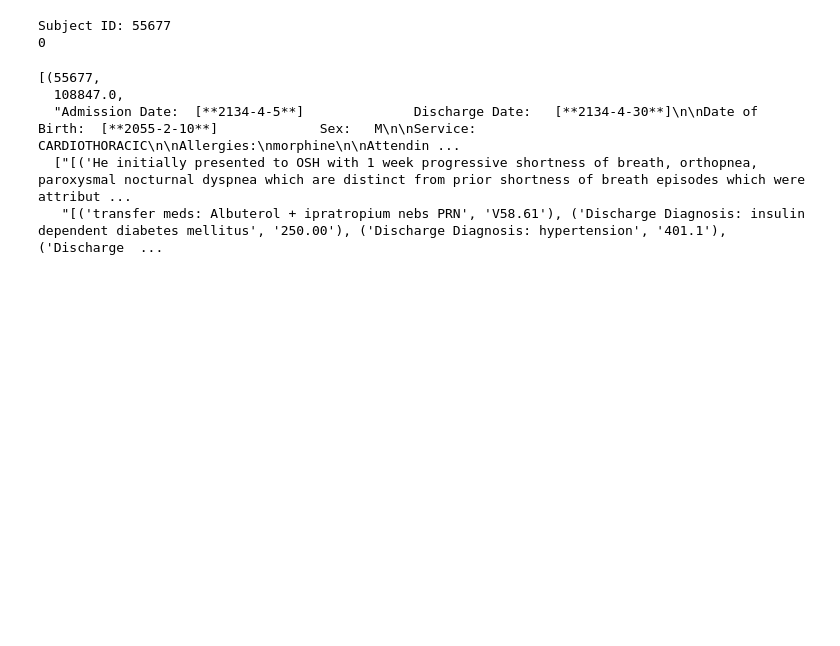
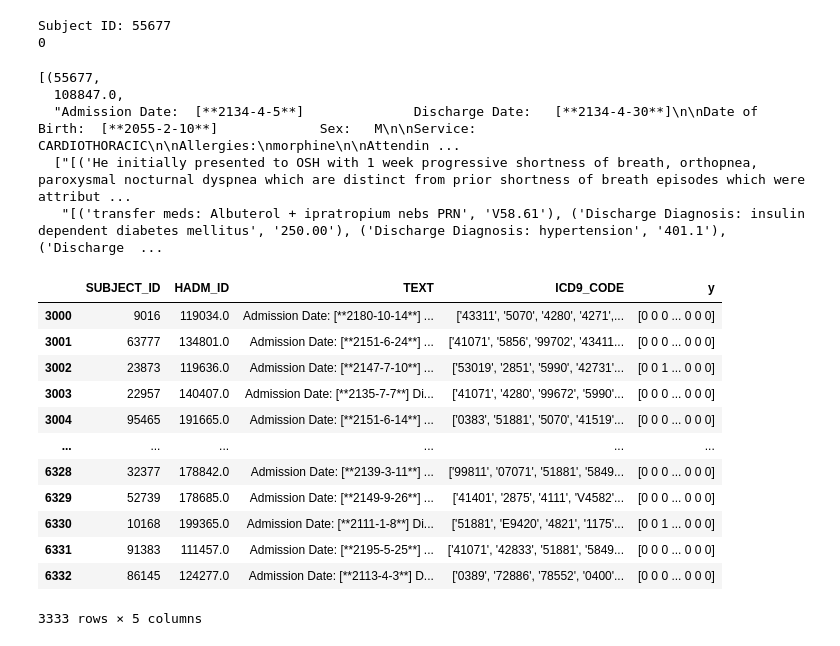
Before and after one commit to harsheet35/ICD-Coding, a Jupyter notebook: visualisation.ipynb, the cells around one changed output. Saved outputs shown, nothing was run; the diff lists cells and outputs as text; code cells hidden in the pictures; blank space fills up the shorter version.

```diff
--- a/visualisation.ipynb
+++ b/visualisation.ipynb
@@ -937,3 +937,20 @@ results
   "Admission Date:  [**2134-4-5**]              Discharge Date:   [**2134-4-30**]\n\nDate of Birth:  [**2055-2-10**]             Sex:   M\n\nService: CARDIOTHORACIC\n\nAllergies:\nmorphine\n\nAttendin ...
   ["[('He initially presented to OSH with 1 week progressive shortness of breath, orthopnea, paroxysmal nocturnal dyspnea which are distinct from prior shortness of breath episodes which were attribut ...
    "[('transfer meds: Albuterol + ipratropium nebs PRN', 'V58.61'), ('Discharge Diagnosis: insulin dependent diabetes mellitus', '250.00'), ('Discharge Diagnosis: hypertension', '401.1'), ('Discharge  ...
+# %%
+data = train_df.iloc[3000:]
+data
+# %% [output]
+|  | SUBJECT_ID | HADM_ID | TEXT | ICD9_CODE | y |
+| 3000 | 9016 | 119034.0 | Admission Date: [**2180-10-14**] ... | ['43311', '5070', '4280', '4271',... | [0 0 0 ... 0 0 0] |
+| 3001 | 63777 | 134801.0 | Admission Date: [**2151-6-24**] ... | ['41071', '5856', '99702', '43411... | [0 0 0 ... 0 0 0] |
+| 3002 | 23873 | 119636.0 | Admission Date: [**2147-7-10**] ... | ['53019', '2851', '5990', '42731'... | [0 0 1 ... 0 0 0] |
+| 3003 | 22957 | 140407.0 | Admission Date: [**2135-7-7**] Di... | ['41071', '4280', '99672', '5990'... | [0 0 0 ... 0 0 0] |
+| 3004 | 95465 | 191665.0 | Admission Date: [**2151-6-14**] ... | ['0383', '51881', '5070', '41519'... | [0 0 0 ... 0 0 0] |
+| ... | ... | ... | ... | ... | ... |
+| 6328 | 32377 | 178842.0 | Admission Date: [**2139-3-11**] ... | ['99811', '07071', '51881', '5849... | [0 0 0 ... 0 0 0] |
+| 6329 | 52739 | 178685.0 | Admission Date: [**2149-9-26**] ... | ['41401', '2875', '4111', 'V4582'... | [0 0 0 ... 0 0 0] |
+| 6330 | 10168 | 199365.0 | Admission Date: [**2111-1-8**] Di... | ['51881', 'E9420', '4821', '1175'... | [0 0 1 ... 0 0 0] |
+| 6331 | 91383 | 111457.0 | Admission Date: [**2195-5-25**] ... | ['41071', '42833', '51881', '5849... | [0 0 0 ... 0 0 0] |
+| 6332 | 86145 | 124277.0 | Admission Date: [**2113-4-3**] D... | ['0389', '72886', '78552', '0400'... | [0 0 0 ... 0 0 0] |
+3333 rows × 5 columns
```
Also changed, not shown: parts of 4 cells of this notebook, 3 other files.
